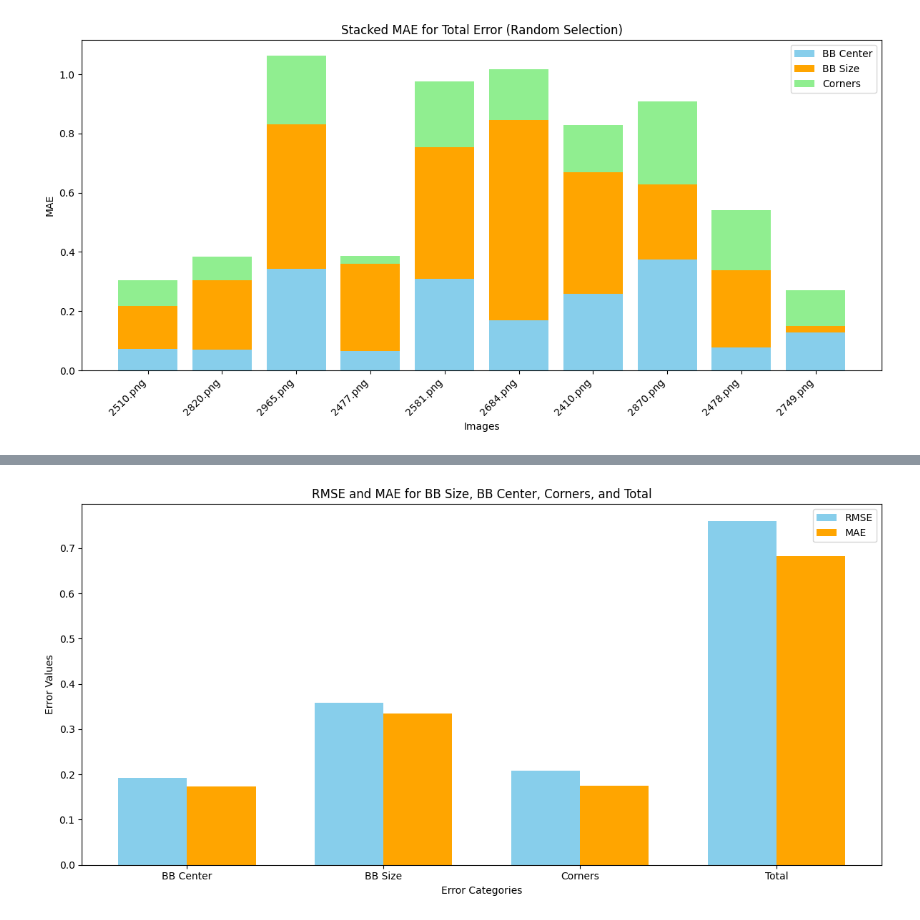
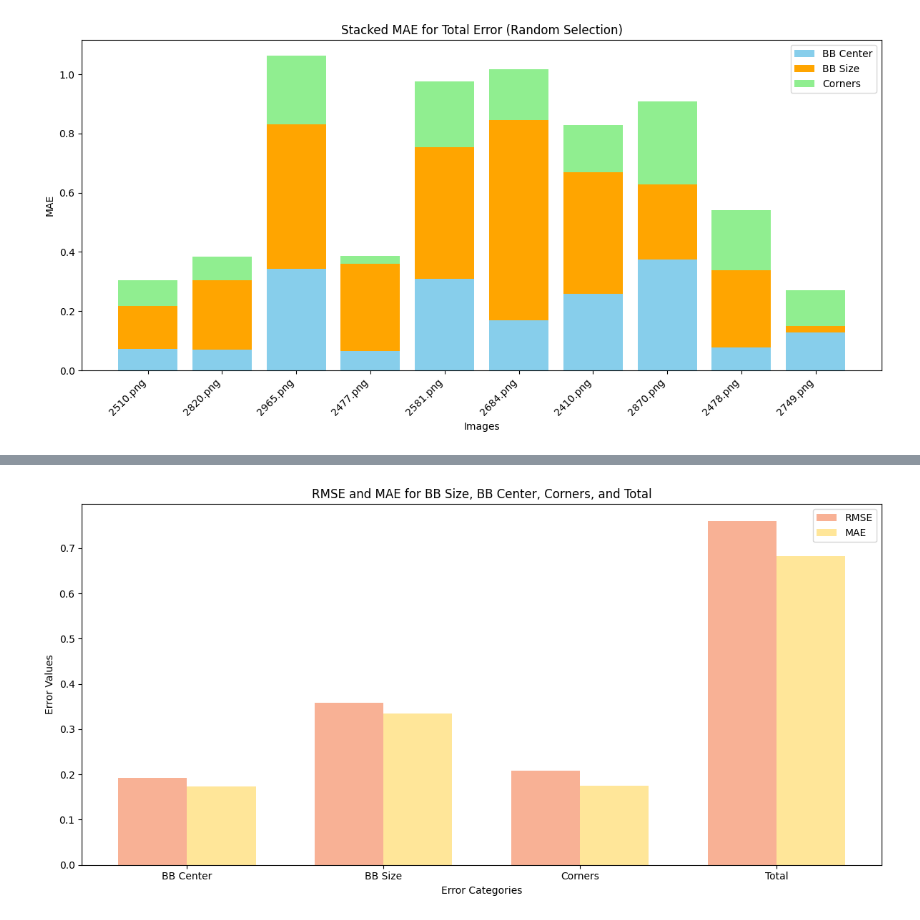
Before and after one commit to sarpermelikertekin/mt-3d-environments-from-video, a Jupyter notebook: YOLOv8/yolo.ipynb, the cells around one changed output, grey strips where cells are left out. Saved outputs shown, nothing was run; the diff lists cells and outputs as text; code cells hidden in the pictures.

```diff
--- a/YOLOv8/yolo.ipynb
+++ b/YOLOv8/yolo.ipynb
@@ -590,36 +692,36 @@ def visualize_combined_errors(errors):
     avg_mae_bb_center = df["MAE_BB_Center"].mean()
     avg_mae_bb_size = df["MAE_BB_Size"].mean()
     avg_mae_corners = df["MAE_Corners"].mean()
     avg_mae_total = df["MAE_Total"].mean()
 
     # Prepare data for plotting
     metrics = ["BB Center", "BB Size", "Corners", "Total"]
     rmse_values = [avg_rmse_bb_center, avg_rmse_bb_size, avg_rmse_corners, avg_rmse_total]
     mae_values = [avg_mae_bb_center, avg_mae_bb_size, avg_mae_corners, avg_mae_total]
 
     # Create the bar plot
     x = np.arange(len(metrics))  # the label locations
     width = 0.35  # the width of the bars
 
     plt.figure(figsize=(12, 6))
-    plt.bar(x - width / 2, rmse_values, width, label="RMSE", color="skyblue")
-    plt.bar(x + width / 2, mae_values, width, label="MAE", color="orange")
+    plt.bar(x - width / 2, rmse_values, width, label="RMSE", color="#F8B195")
+    plt.bar(x + width / 2, mae_values, width, label="MAE", color="#FFE699")
 
     # Add labels, title, and legend
     plt.xlabel("Error Categories")
     plt.ylabel("Error Values")
     plt.title("RMSE and MAE for BB Size, BB Center, Corners, and Total")
     plt.xticks(x, metrics)
     plt.legend()
 
     # Show the plot
     plt.tight_layout()
     plt.show()
 
 # Call the function to visualize combined errors
 visualize_combined_errors(errors)
 # %% [output]
-[figure, old version]
+[figure, new version]
 # %%
 import matplotlib.pyplot as plt
 import numpy as np
```
Also changed, not shown: parts of 8 cells of this notebook, 1 other file.
